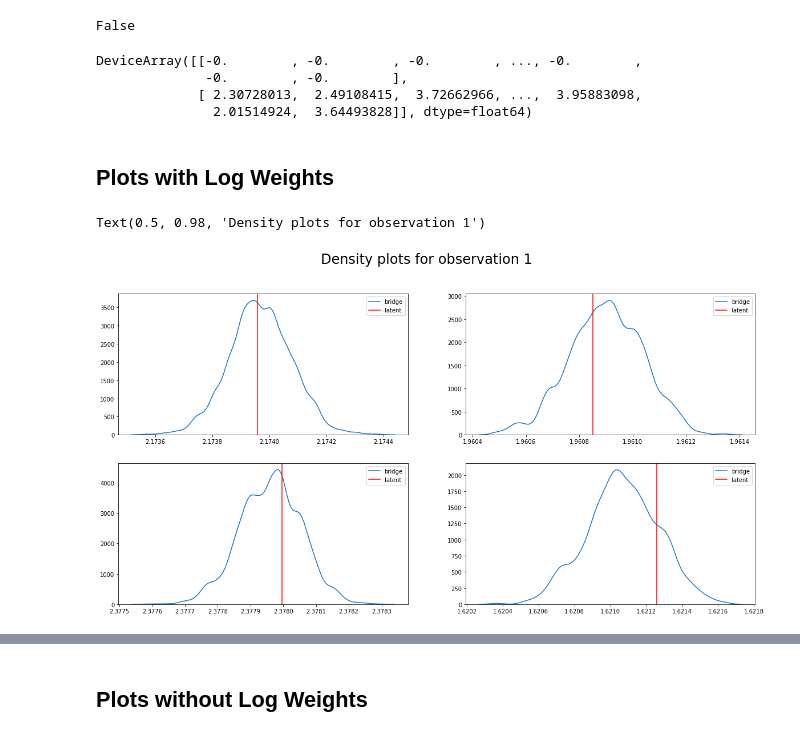
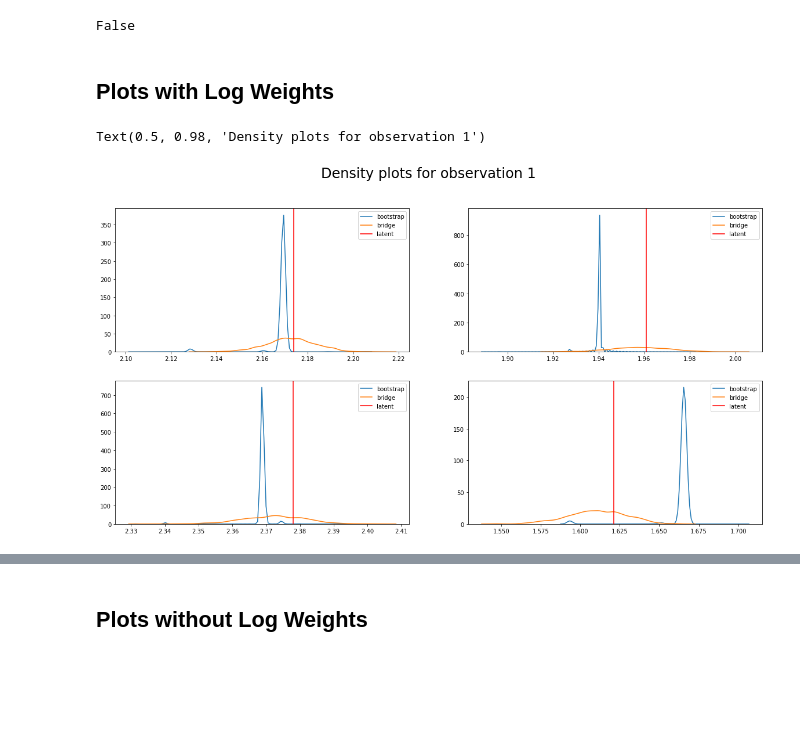
Before and after one commit to mlysy/pfjax, a Jupyter notebook: examples/PGNET.ipynb, the cells around one changed output, grey strips where cells are left out. Saved outputs shown, nothing was run; the diff lists cells and outputs as text; code cells hidden in the pictures; blank space fills up the shorter version.

```diff
--- a/examples/PGNET.ipynb
+++ b/examples/PGNET.ipynb
@@ -19,13 +19,14 @@ key = random.PRNGKey(2)
 # parameter values
 
 theta = np.array([0.1, 0.7, 0.35, 0.2, 0.1, 0.9, 0.3, 0.1])
-tau = np.array([1,1,1,1])*.001
+tau = np.array([1,1,1,1])*.1
 x0 = jnp.log(jnp.array([8., 8., 8., 5.]))
 theta = np.concatenate([theta, tau, x0])
 dt = .1
 n_res = 1
 n_obs = 2
 pgnet_model = PGNETModel(dt, n_res)
+pgnet_model2 = PGNETModel(dt, n_res, bootstrap=False)
 key, subkey = random.split(key)
 
 x_init = jnp.block([[jnp.zeros((n_res-1, 4))],
@@ -103,8 +100,8 @@ sns.relplot(
 )
 # %%
 n_particles = 1000
-particles = jax.jit(pf.particle_filter, static_argnums=(0,4, 6))(theta=theta, model=pgnet_model, y_meas=y_meas,
+particles = jax.jit(pf.particle_filter, static_argnums=(0,4))(theta=theta, model=pgnet_model, y_meas=y_meas,
                                n_particles=n_particles, key=key)
 
-particles2 = pf.particle_filter(theta=theta, model=pgnet_model, y_meas=y_meas,
-                               n_particles=n_particles, key=key, method='bridge')
+particles2 = jax.jit(pf.particle_filter, static_argnums=(0,4))(theta=theta, model=pgnet_model2, y_meas=y_meas,
+                               n_particles=n_particles, key=key)
@@ -125,13 +111,6 @@ Check if logweights are constant.
 np.isclose(min(particles2['logw'][1]), max(particles2['logw'][1]))
 # %% [output]
 False
-# %%
-particles2['logw']
-# %% [output]
-DeviceArray([[-0.        , -0.        , -0.        , ..., -0.        ,
-              -0.        , -0.        ],
-             [ 2.30728013,  2.49108415,  3.72662966, ...,  3.95883098,
-               2.01514924,  3.64493828]], dtype=float64)
 # %% [markdown]
 ## Plots with Log Weights
 # %%
@@ -156,20 +135,16 @@ x_sample2 = x_particles2[ind]
 # %%
 import seaborn as sns
 fig, axs = plt.subplots(2, 2, figsize=(20,10))
 for i in range(4):
     a,b = i % 2, i//2
-    #sns.kdeplot(data=x_sample[:,i], ax=axs[a,b], label='bootstrap')
+    sns.kdeplot(data=x_sample[:,i], ax=axs[a,b], label='bootstrap')
     sns.kdeplot(data=x_sample2[:,i], ax=axs[a,b], label='bridge')
     axs[a,b].axvline(x=x_state[1, 0, i], label='latent', color='red')
-    #axs[a,b].axvline(x=y_meas[1,i], label='noisy obs', color='red')
-    #sns.histplot(data=x_sample[:,i], ax=axs[a,b], kde=True, label='bootstrap', alpha=0.2, stat='density')
-    #sns.histplot(data=x_sample2[:,i], ax=axs[a,b], kde=True, color='orange',
-    #             label='bridge',alpha=0.2, stat='density')
     axs[a,b].legend()
 fig.suptitle('Density plots for observation {}'.format(t_obs), fontsize=24)
 # %% [output]
 Text(0.5, 0.98, 'Density plots for observation 1')
-[figure, old version]
+[figure, new version]
 # %%
 import seaborn as sns
 fig, axs = plt.subplots(2, 2, figsize=(20,10))
```
Also changed, not shown: parts of 6 cells of this notebook, 2 other files.
